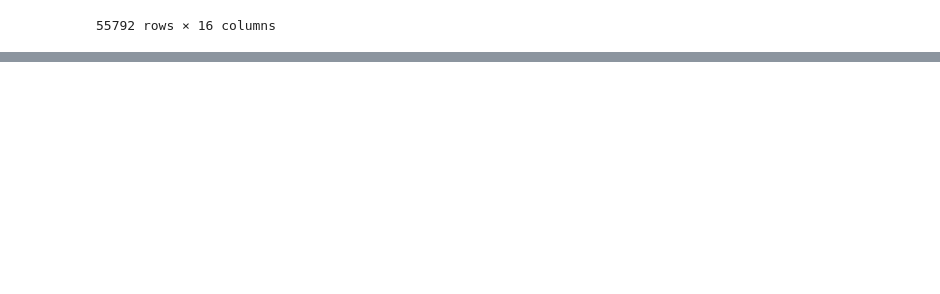
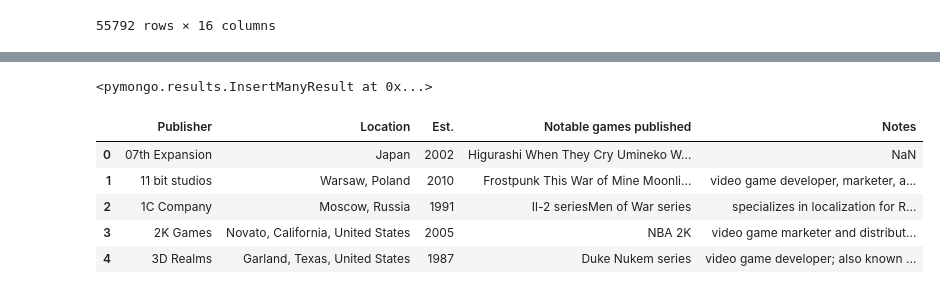
Before and after one commit to lromano0706/ETL_Project, a Jupyter notebook: video_games_read.ipynb, the cells around one changed output, grey strips where cells are left out. Saved outputs shown, nothing was run; the diff lists cells and outputs as text; code cells hidden in the pictures; blank space fills up the shorter version.

```diff
--- a/video_games_read.ipynb
+++ b/video_games_read.ipynb
@@ -94 +58,6 @@ db.games.insert_many(data_dict)
+# %%
+# insert videogames dictionary to games collection
+db.games.insert_many(data_dict)
+# %% [output]
+<pymongo.results.InsertManyResult at 0x...>
 # %%
@@ -100 +69,12 @@ df = tables[1]
+# %%
+# found correct table to use
+df = tables[1]
+df.head()
+# %% [output]
+|  | Publisher | Location | Est. | Notable games published | Notes |
+| 0 | 07th Expansion | Japan | 2002 | Higurashi When They Cry Umineko W... | NaN |
+| 1 | 11 bit studios | Warsaw, Poland | 2010 | Frostpunk This War of Mine Moonli... | video game developer, marketer, a... |
+| 2 | 1C Company | Moscow, Russia | 1991 | Il-2 seriesMen of War series | specializes in localization for R... |
+| 3 | 2K Games | Novato, California, United States | 2005 | NBA 2K | video game marketer and distribut... |
+| 4 | 3D Realms | Garland, Texas, United States | 1987 | Duke Nukem series | video game developer; also known ... |
 # %%
```
Also changed, not shown: parts of 20 cells of this notebook.
